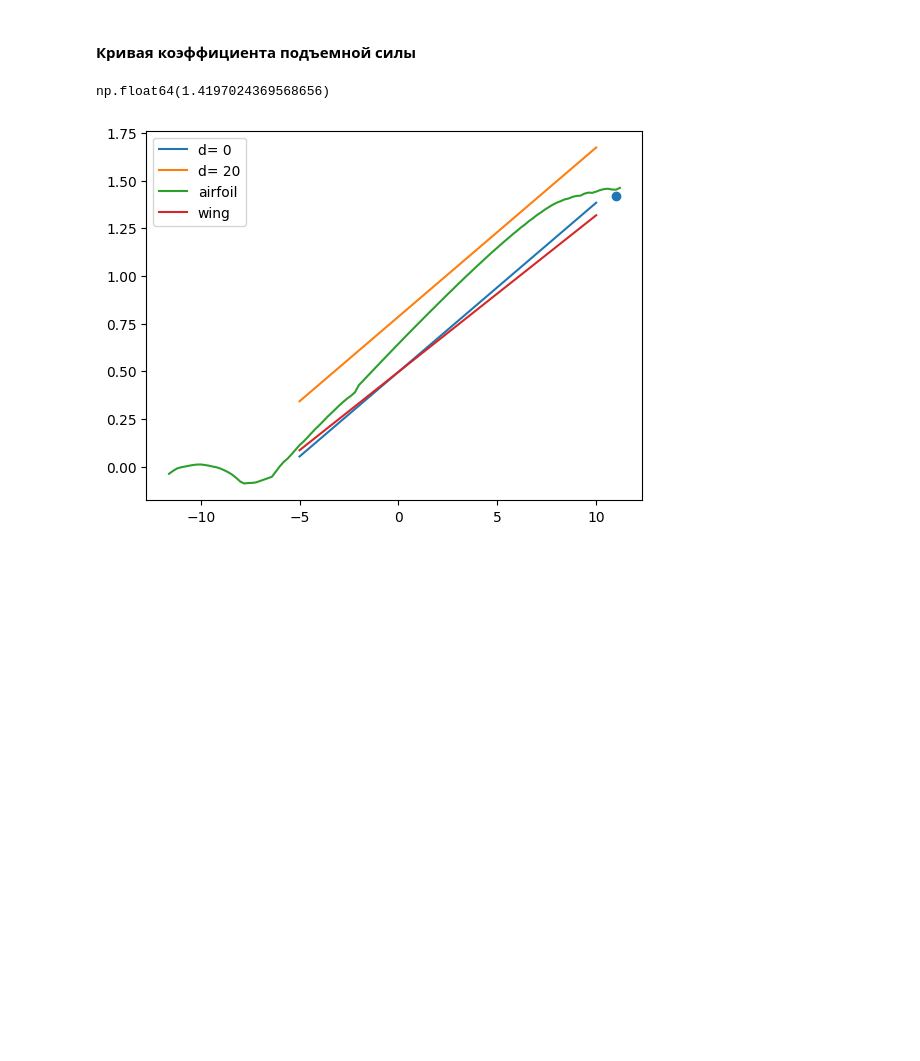
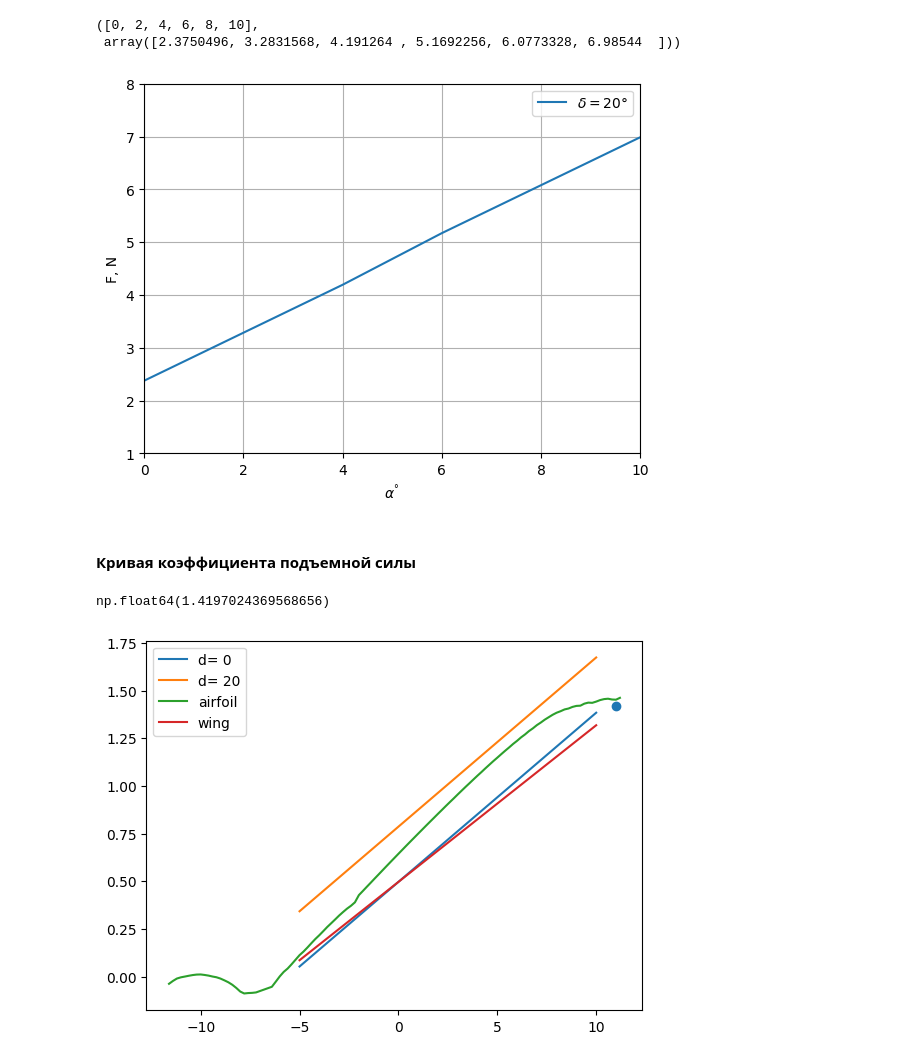
Before and after one commit to Suturin-Daniil/KB-102_SKAT_2025, a Jupyter notebook: Аэродинамика/Code/АэродинамическиеРасчеты.ipynb, the cells around one changed output. Drawn from its saved outputs; the diff is of its cells as text; code cells hidden in the pictures; blank space fills up the shorter version.

```diff
--- a/Аэродинамика/Code/АэродинамическиеРасчеты.ipynb
+++ b/Аэродинамика/Code/АэродинамическиеРасчеты.ipynb
@@ -892,4 +894,20 @@ Lt = 0.8
 [figure]
+# %%
+a = [0, 2, 4, 6, 8, 10]
+clt = np.array([0.034, 0.047, 0.060, 0.074, 0.087, 0.1])*p.S * 18*18/2*1.225
+plt.plot(a, clt, label=r'$\delta = 20 \degree$')
+plt.xlabel(r'$\alpha ^\degree$')
+plt.ylabel('F, N')
+plt.grid()
+plt.legend()
+plt.xlim(0, 10)
+plt.ylim(1, 8)
+# plt.savefig('ElevatorForce.png', dpi=300)
+a, clt
+# %% [output]
+([0, 2, 4, 6, 8, 10],
+ array([2.3750496, 3.2831568, 4.191264 , 5.1692256, 6.0773328, 6.98544  ]))
+[figure, added]
 # %% [markdown]
 #### Кривая коэффициента подъемной силы
 # %%
```
Also changed, not shown: parts of 3 cells of this notebook, 5 other files.
